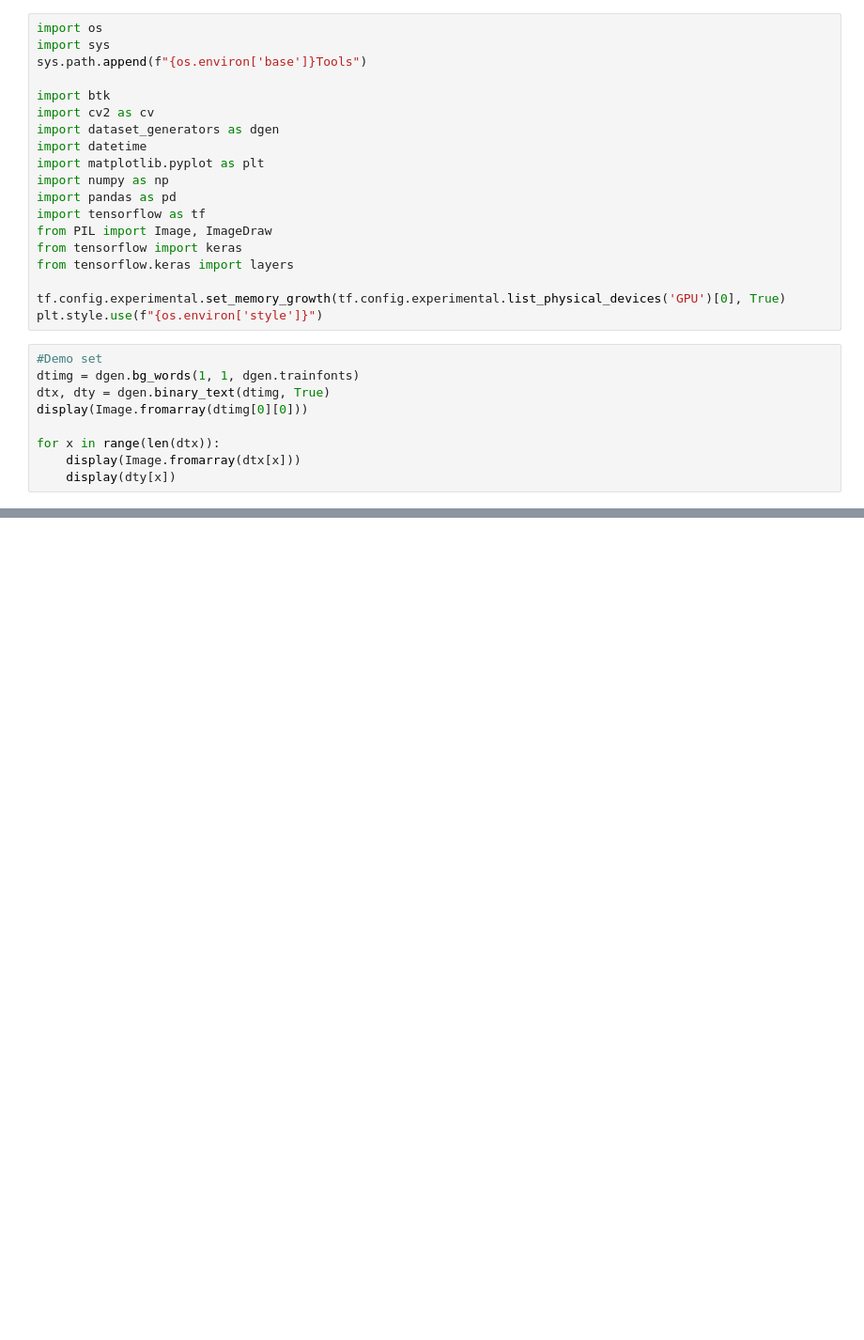
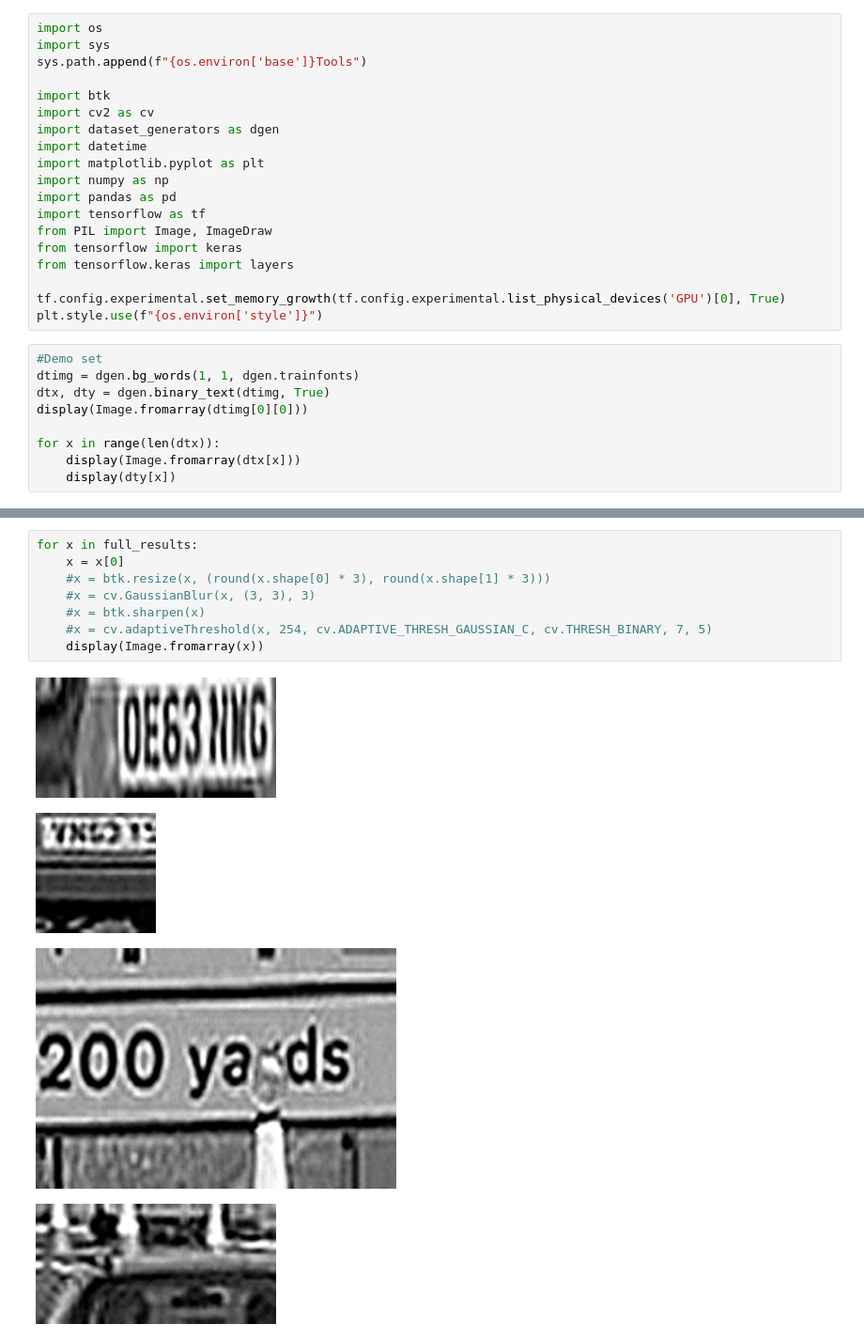
Before and after one commit to BoomboxAstronaut/OCR, a Jupyter notebook: text_detector.ipynb, the cells around one changed output, grey strips where cells are left out. Shown at 94% size. Drawn from its saved outputs; the diff is of its cells as text; blank space fills up the shorter version.

```diff
--- a/text_detector.ipynb
+++ b/text_detector.ipynb
@@ -377,0 +420,13 @@ drawbox(test, answers, crds, 0.80)[0]
+# %%
+for x in full_results:
+    x = x[0]
+    #x = btk.resize(x, (round(x.shape[0] * 3), round(x.shape[1] * 3)))
+    #x = cv.GaussianBlur(x, (3, 3), 3)
+    #x = btk.sharpen(x)
+    #x = cv.adaptiveThreshold(x, 254, cv.ADAPTIVE_THRESH_GAUSSIAN_C, cv.THRESH_BINARY, 7, 5)
+    display(Image.fromarray(x))
+# %% [output]
+[figure, added]
+[figure, added]
+[figure, added]
+[figure, added]
```
Also changed, not shown: parts of 12 cells of this notebook.
